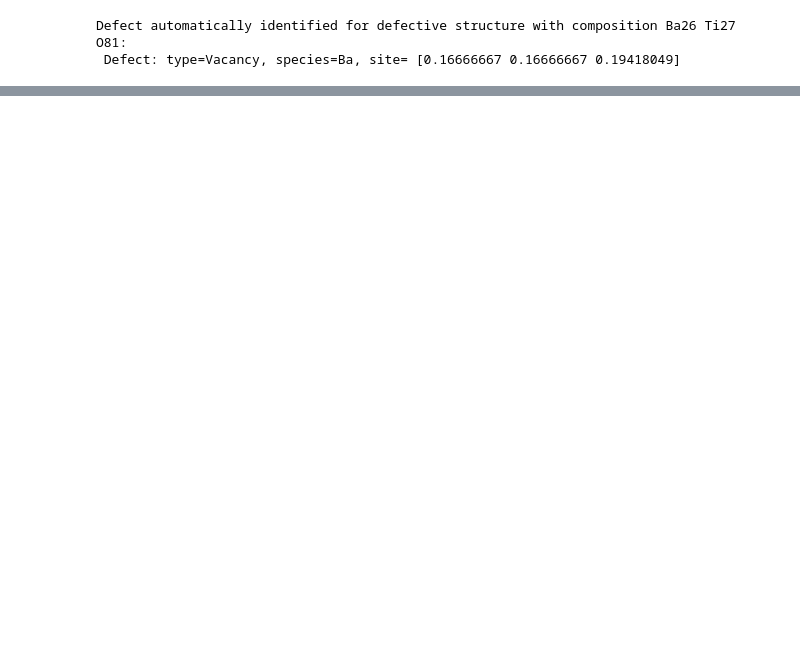
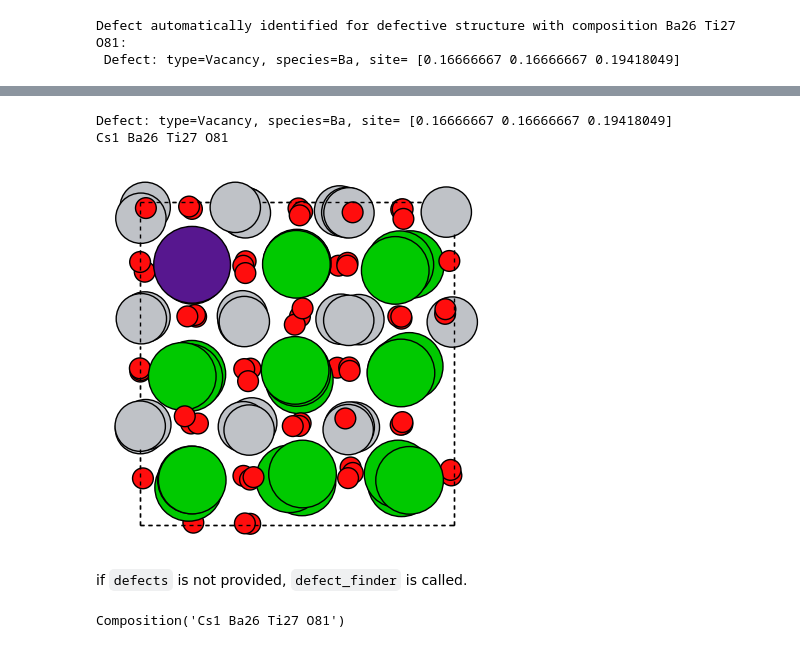
Before and after one commit to lorenzo-villa-hub/defermi, a Jupyter notebook: tutorials/defect_finder.ipynb, the cells around one changed output, grey strips where cells are left out. Saved outputs shown, nothing was run; the diff lists cells and outputs as text; code cells hidden in the pictures; blank space fills up the shorter version.

```diff
--- a/tutorials/defect_finder.ipynb
+++ b/tutorials/defect_finder.ipynb
@@ -44,15 +46,15 @@ structure_bulk.make_supercell(3);
 # %%
 from defermi.structure import defect_finder
 
-structure = structure_bulk.copy()
-structure.remove_sites([0])
-structure.perturb(distance=0.5)
-structure.composition
+structure_vac = structure_bulk.copy()
+structure_vac.remove_sites([0])
+structure_vac.perturb(distance=0.5)
+structure_vac.composition
 
-defects = defect_finder(
-                    structure_defect=structure,
+vacancies = defect_finder(
+                    structure_defect=structure_vac,
                     structure_bulk=structure_bulk,
-                    tol=0.002,
+                    tol=0.05,
                     max_number_of_defects=None,
                     verbose=True)
 # %% [output]
@@ -139,0 +127,29 @@ Defect automatically identified for defective structure with composition Sr1 Ba2
+# %%
+from defermi.structure import create_def_structure_for_visualization
+from ase.visualize.plot import plot_atoms
+import matplotlib.pyplot as plt
+
+print(vacancies)
+structure = create_def_structure_for_visualization(
+                                    structure_defect=structure_vac,
+                                    structure_bulk=structure_bulk,
+                                    defects=vacancies)
+
+print(structure.composition) # Cs as dummy atom to represent Ba vacancy
+ax = plot_atoms(structure.to_ase_atoms(),rotation=('90x, 90y, 0z'),radii=0.6)
+ax.set_axis_off()
+# %% [output]
+Defect: type=Vacancy, species=Ba, site= [0.16666667 0.16666667 0.19418049]
+Cs1 Ba26 Ti27 O81
+[figure, added]
+# %% [markdown]
+if `defects` is not provided, `defect_finder` is called.
+# %%
+structure = create_def_structure_for_visualization(
+                                    structure_defect=structure_vac,
+                                    structure_bulk=structure_bulk,
+                                    sort_to_bulk=True,
+                                    tol=0.02)
+structure.composition
+# %% [output]
+Composition('Cs1 Ba26 Ti27 O81')
```
Also changed, not shown: parts of 6 cells of this notebook, 4 other files.
